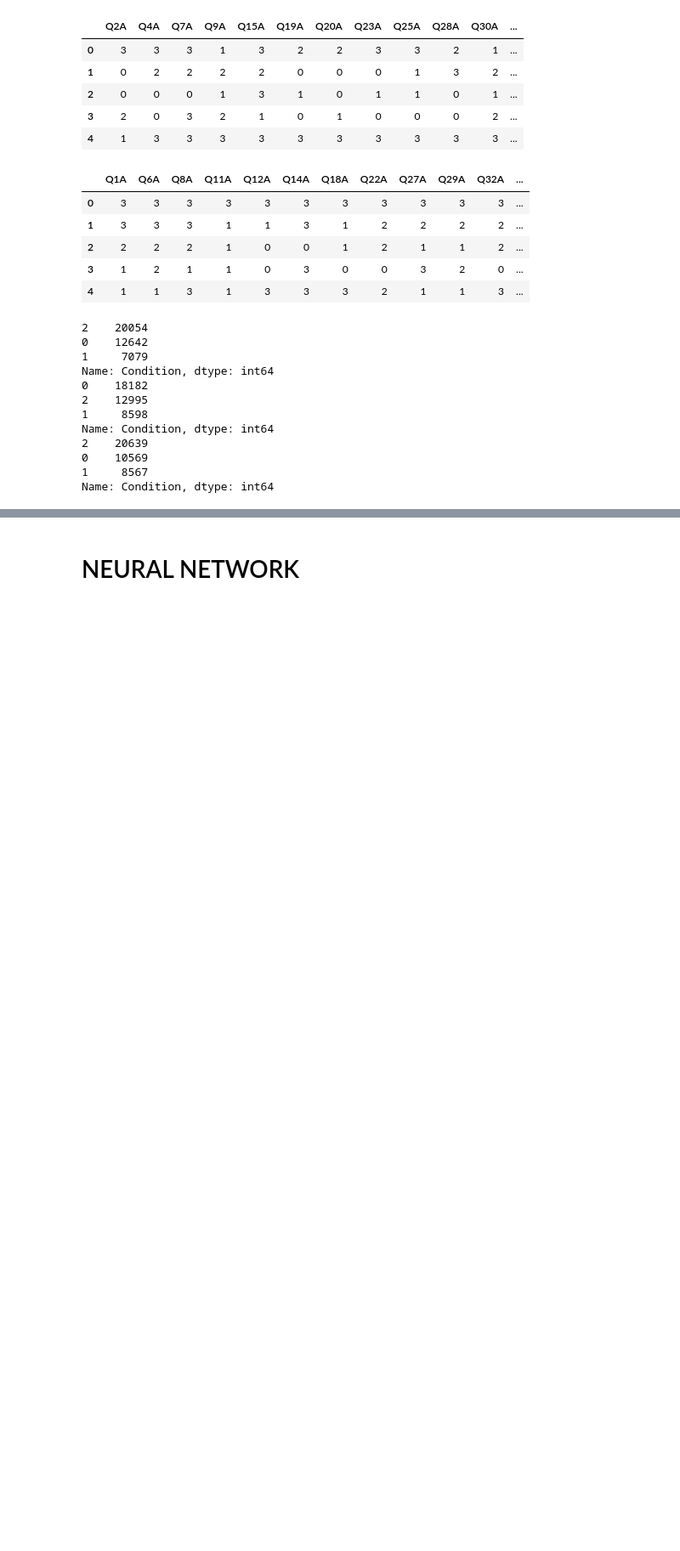
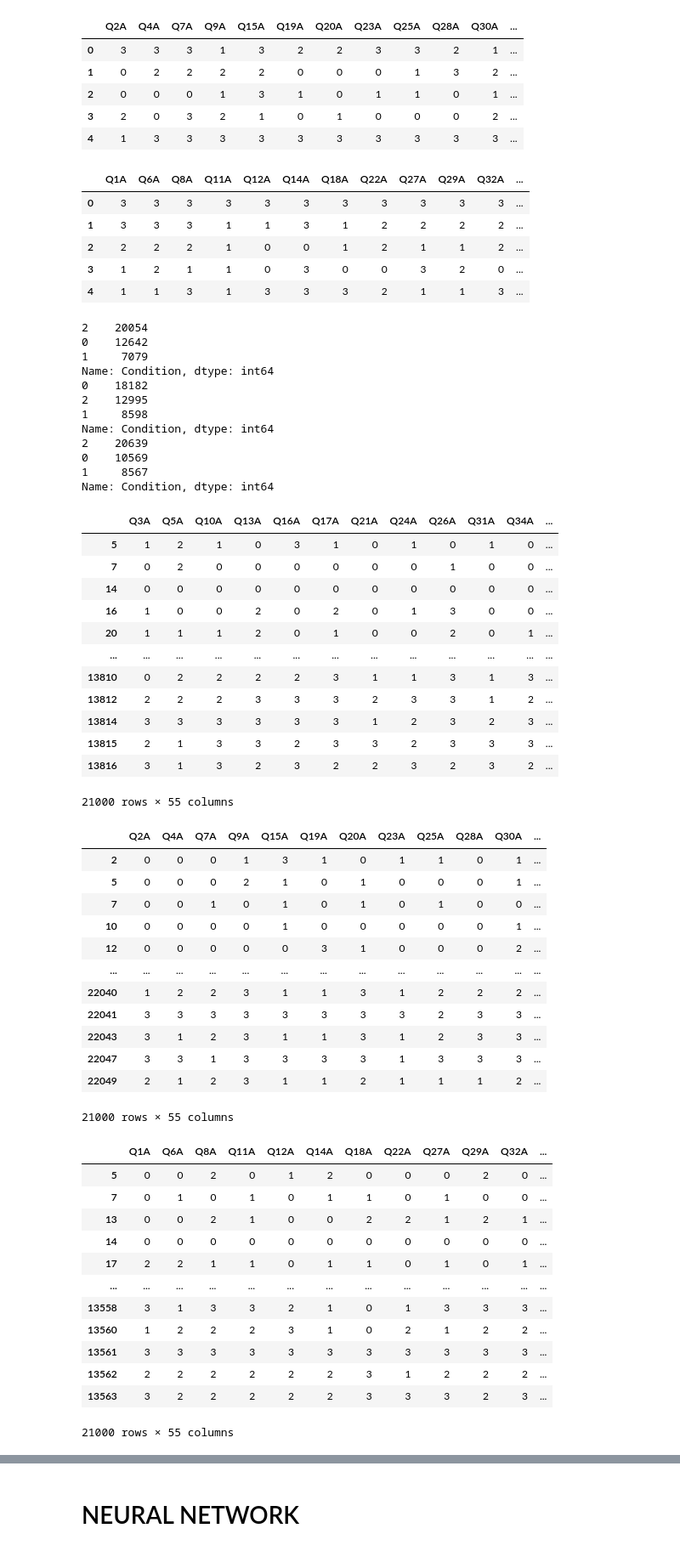
Before and after one commit to azzezzanf/MLpsychology, a Jupyter notebook: CNNTest.ipynb, the cells around one changed output, grey strips where cells are left out. Shown: that part at 85% size. Cells and saved outputs as stored; diff of their text form; code cells hidden in the pictures; blank space fills up the shorter version.

```diff
--- a/CNNTest.ipynb
+++ b/CNNTest.ipynb
@@ -291,3 +291,60 @@ Name: Condition, dtype: int64
 0    10569
 1     8567
 Name: Condition, dtype: int64
+# %%
+
+def ratainData(source):
+    condition = {}
+    for i in range(3):
+        condition["source{i}"]=source.copy()
+        condition["source{i}"]=condition["source{i}"][condition["source{i}"].Condition == i]
+        globals()[f"final_source{i}"]=condition["source{i}"].iloc[:7000]
+
+    final_source=pd.concat([final_source0,final_source1,final_source2])
+    return final_source
+
+final_depression=ratainData(data_depression)
+final_anxiety=ratainData(data_anxiety)
+final_stress=ratainData(data_stress)
+display(final_depression,final_anxiety,final_stress)
+#test
+# %% [output]
+|  | Q3A | Q5A | Q10A | Q13A | Q16A | Q17A | Q21A | Q24A | Q26A | Q31A | Q34A | ... |
+| 5 | 1 | 2 | 1 | 0 | 3 | 1 | 0 | 1 | 0 | 1 | 0 | ... |
+| 7 | 0 | 2 | 0 | 0 | 0 | 0 | 0 | 0 | 1 | 0 | 0 | ... |
+| 14 | 0 | 0 | 0 | 0 | 0 | 0 | 0 | 0 | 0 | 0 | 0 | ... |
+| 16 | 1 | 0 | 0 | 2 | 0 | 2 | 0 | 1 | 3 | 0 | 0 | ... |
+| 20 | 1 | 1 | 1 | 2 | 0 | 1 | 0 | 0 | 2 | 0 | 1 | ... |
+| ... | ... | ... | ... | ... | ... | ... | ... | ... | ... | ... | ... | ... |
+| 13810 | 0 | 2 | 2 | 2 | 2 | 3 | 1 | 1 | 3 | 1 | 3 | ... |
+| 13812 | 2 | 2 | 2 | 3 | 3 | 3 | 2 | 3 | 3 | 1 | 2 | ... |
+| 13814 | 3 | 3 | 3 | 3 | 3 | 3 | 1 | 2 | 3 | 2 | 3 | ... |
+| 13815 | 2 | 1 | 3 | 3 | 2 | 3 | 3 | 2 | 3 | 3 | 3 | ... |
+| 13816 | 3 | 1 | 3 | 2 | 3 | 2 | 2 | 3 | 2 | 3 | 2 | ... |
+21000 rows × 55 columns
+|  | Q2A | Q4A | Q7A | Q9A | Q15A | Q19A | Q20A | Q23A | Q25A | Q28A | Q30A | ... |
+| 2 | 0 | 0 | 0 | 1 | 3 | 1 | 0 | 1 | 1 | 0 | 1 | ... |
+| 5 | 0 | 0 | 0 | 2 | 1 | 0 | 1 | 0 | 0 | 0 | 1 | ... |
+| 7 | 0 | 0 | 1 | 0 | 1 | 0 | 1 | 0 | 1 | 0 | 0 | ... |
+| 10 | 0 | 0 | 0 | 0 | 1 | 0 | 0 | 0 | 0 | 0 | 1 | ... |
+| 12 | 0 | 0 | 0 | 0 | 0 | 3 | 1 | 0 | 0 | 0 | 2 | ... |
+| ... | ... | ... | ... | ... | ... | ... | ... | ... | ... | ... | ... | ... |
+| 22040 | 1 | 2 | 2 | 3 | 1 | 1 | 3 | 1 | 2 | 2 | 2 | ... |
+| 22041 | 3 | 3 | 3 | 3 | 3 | 3 | 3 | 3 | 2 | 3 | 3 | ... |
+| 22043 | 3 | 1 | 2 | 3 | 1 | 1 | 3 | 1 | 2 | 3 | 3 | ... |
+| 22047 | 3 | 3 | 1 | 3 | 3 | 3 | 3 | 1 | 3 | 3 | 3 | ... |
+| 22049 | 2 | 1 | 2 | 3 | 1 | 1 | 2 | 1 | 1 | 1 | 2 | ... |
+21000 rows × 55 columns
+|  | Q1A | Q6A | Q8A | Q11A | Q12A | Q14A | Q18A | Q22A | Q27A | Q29A | Q32A | ... |
+| 5 | 0 | 0 | 2 | 0 | 1 | 2 | 0 | 0 | 0 | 2 | 0 | ... |
+| 7 | 0 | 1 | 0 | 1 | 0 | 1 | 1 | 0 | 1 | 0 | 0 | ... |
+| 13 | 0 | 0 | 2 | 1 | 0 | 0 | 2 | 2 | 1 | 2 | 1 | ... |
+| 14 | 0 | 0 | 0 | 0 | 0 | 0 | 0 | 0 | 0 | 0 | 0 | ... |
+| 17 | 2 | 2 | 1 | 1 | 0 | 1 | 1 | 0 | 1 | 0 | 1 | ... |
+| ... | ... | ... | ... | ... | ... | ... | ... | ... | ... | ... | ... | ... |
+| 13558 | 3 | 1 | 3 | 3 | 2 | 1 | 0 | 1 | 3 | 3 | 3 | ... |
+| 13560 | 1 | 2 | 2 | 2 | 3 | 1 | 0 | 2 | 1 | 2 | 2 | ... |
+| 13561 | 3 | 3 | 3 | 3 | 3 | 3 | 3 | 3 | 3 | 3 | 3 | ... |
+| 13562 | 2 | 2 | 2 | 2 | 2 | 2 | 3 | 1 | 2 | 2 | 2 | ... |
+| 13563 | 3 | 2 | 2 | 2 | 2 | 2 | 3 | 3 | 3 | 2 | 3 | ... |
+21000 rows × 55 columns
```
Also changed, not shown: parts of 16 cells of this notebook.
